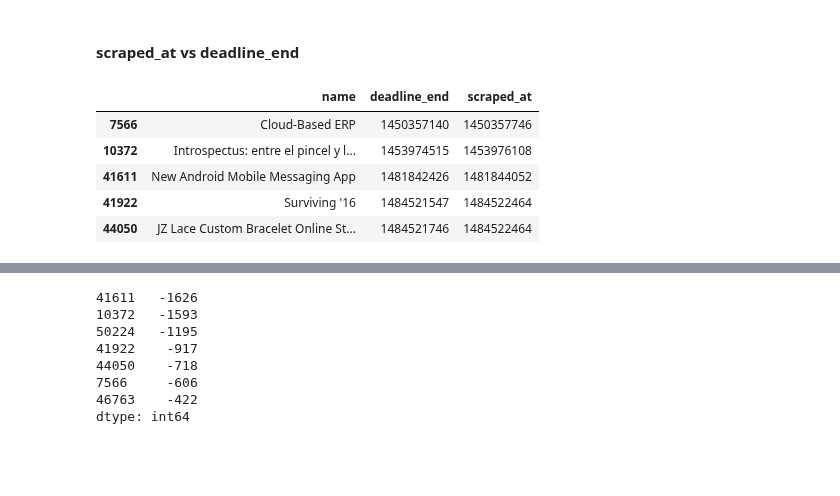
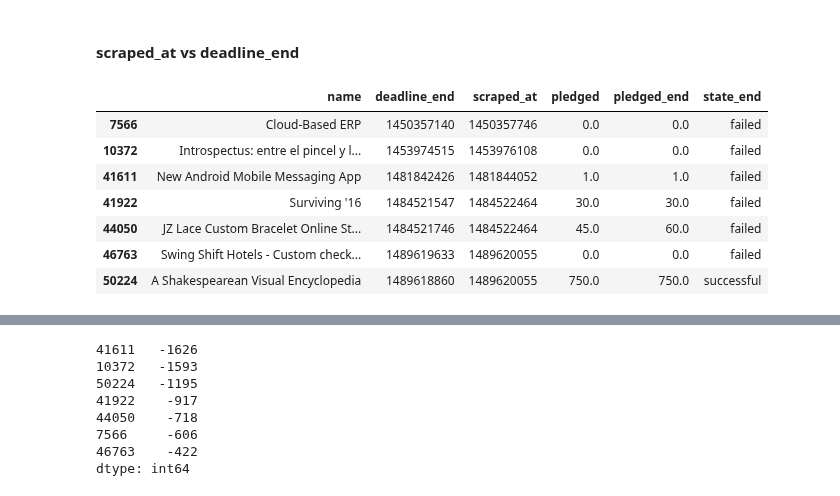
Before and after one commit to blanarik/kickstarter_success_prediction, a Jupyter notebook: 02_Kickstarter_data_integration.ipynb, the cells around one changed output, grey strips where cells are left out. Drawn from its saved outputs; the diff is of its cells as text; code cells hidden in the pictures; blank space fills up the shorter version.

```diff
--- a/02_Kickstarter_data_integration.ipynb
+++ b/02_Kickstarter_data_integration.ipynb
@@ -271,6 +271,9 @@ Following columns were dropped:
 # %%
 # drop columns with less than 50% of values
 df_projects.dropna(axis=1, thresh=df_projects.shape[0]/2, inplace=True)
+# %%
+# drop scraped_at_end as we have no use for it
+df_projects.drop(['scraped_at_end'], axis=1, inplace=True)
 # %%
 df_projects.info()
 # %% [output]
@@ -498,11 +498,13 @@ Length: 89, dtype: int64
 # %% [markdown]
 #### scraped_at vs deadline_end
 # %%
-df_projects[df_projects['deadline_end'] < df_projects['scraped_at']][['name','deadline_end','scraped_at']].head()
+df_projects[df_projects['deadline_end'] < df_projects['scraped_at']][['name','deadline_end','scraped_at','pledged','pledged_end','state_end']]
 # %% [output]
-|  | name | deadline_end | scraped_at |
-| 7566 | Cloud-Based ERP | 1450357140 | 1450357746 |
-| 10372 | Introspectus: entre el pincel y l... | 1453974515 | 1453976108 |
-| 41611 | New Android Mobile Messaging App | 1481842426 | 1481844052 |
-| 41922 | Surviving '16 | 1484521547 | 1484522464 |
-| 44050 | JZ Lace Custom Bracelet Online St... | 1484521746 | 1484522464 |
+|  | name | deadline_end | scraped_at | pledged | pledged_end | state_end |
+| 7566 | Cloud-Based ERP | 1450357140 | 1450357746 | 0.0 | 0.0 | failed |
+| 10372 | Introspectus: entre el pincel y l... | 1453974515 | 1453976108 | 0.0 | 0.0 | failed |
+| 41611 | New Android Mobile Messaging App | 1481842426 | 1481844052 | 1.0 | 1.0 | failed |
+| 41922 | Surviving '16 | 1484521547 | 1484522464 | 30.0 | 30.0 | failed |
+| 44050 | JZ Lace Custom Bracelet Online St... | 1484521746 | 1484522464 | 45.0 | 60.0 | failed |
+| 46763 | Swing Shift Hotels - Custom check... | 1489619633 | 1489620055 | 0.0 | 0.0 | failed |
+| 50224 | A Shakespearean Visual Encyclopedia | 1489618860 | 1489620055 | 750.0 | 750.0 | successful |
```
Also changed, not shown: parts of 7 cells of this notebook.
